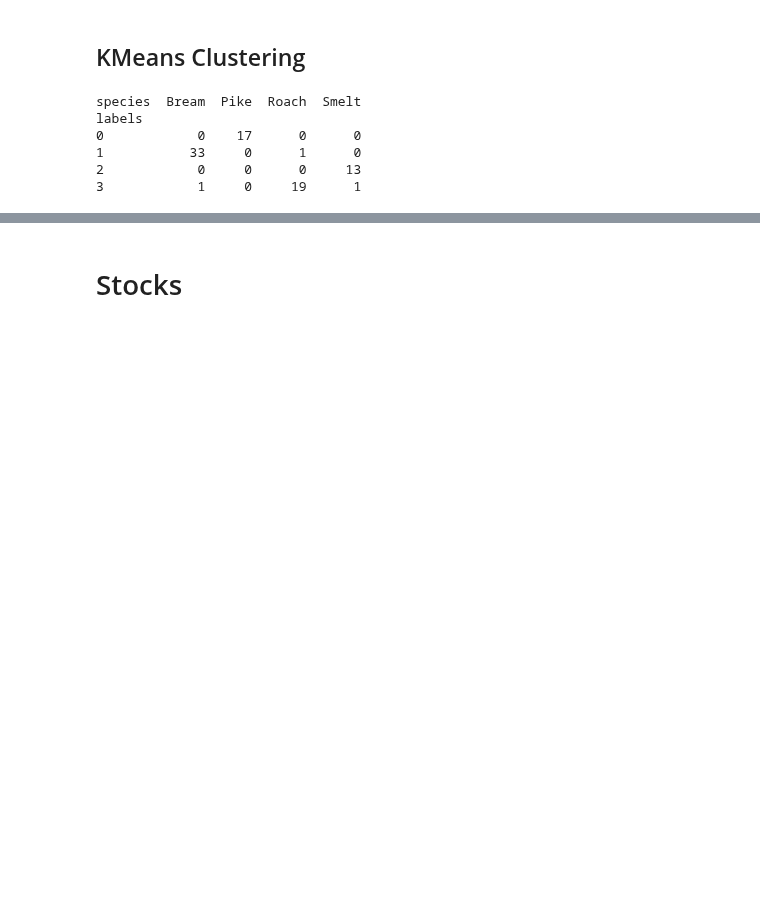
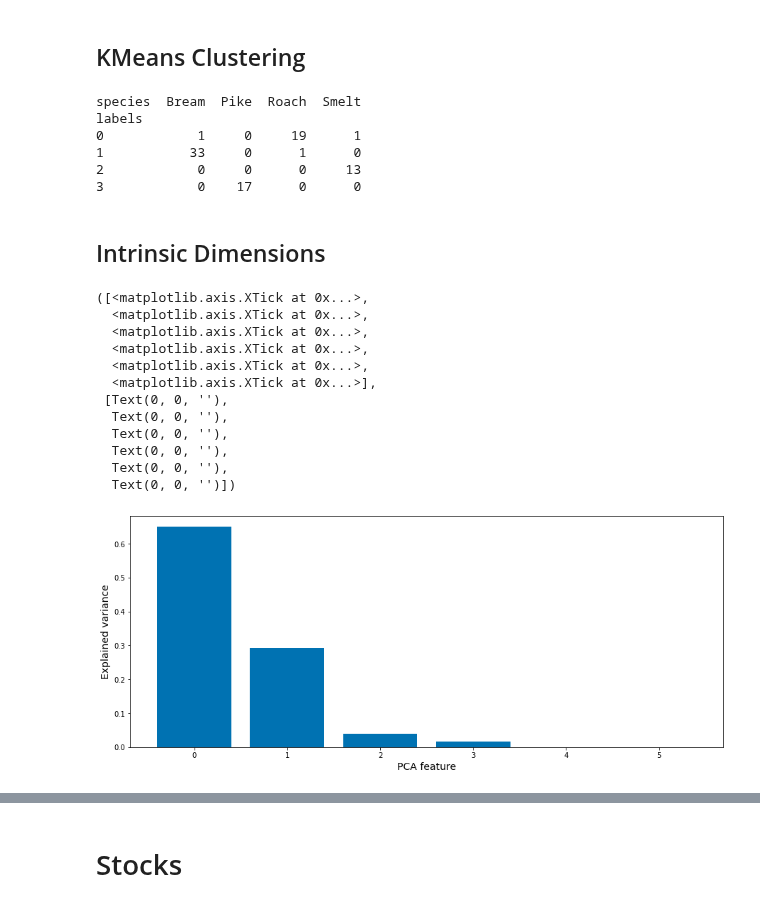
Before and after one commit to watchful-cluckets/springboard_dsci_career_track, a Jupyter notebook: datacamp_projects/unsupervised/notebook.ipynb, the cells around one changed output, grey strips where cells are left out. Saved outputs shown, nothing was run; the diff lists cells and outputs as text; code cells hidden in the pictures; blank space fills up the shorter version.

```diff
--- a/datacamp_projects/unsupervised/notebook.ipynb
+++ b/datacamp_projects/unsupervised/notebook.ipynb
@@ -324,6 +369,7 @@ df.sample(10)
 # %%
 species = df[0]
-samples = df.drop(0, axis=1).to_numpy()
+df.drop(0, axis=1, inplace=True)
+samples = df.to_numpy()
 # %% [markdown]
 ## KMeans Clustering
 # %%
@@ -339,17 +385,48 @@ pipeline.fit(samples)
 labels = pipeline.predict(samples)
 
 # Create a DataFrame with labels and species as columns: df
-df = pd.DataFrame({"labels": labels, "species": species})
+df_ct = pd.DataFrame({"labels": labels, "species": species})
 
 # Create crosstab: ct
-ct = pd.crosstab(df.labels, df.species)
+ct = pd.crosstab(df_ct.labels, df_ct.species)
 
 # Display ct
 print(ct)
 # %% [output]
 species  Bream  Pike  Roach  Smelt
 labels
-0            0    17      0      0
+0            1     0     19      1
 1           33     0      1      0
 2            0     0      0     13
-3            1     0     19      1
+3            0    17      0      0
+# %% [markdown]
+## Intrinsic Dimensions
+# %%
+# Create pipeline: pipeline
+scaler = StandardScaler()
+pca = PCA()
+pipeline = make_pipeline(scaler, pca)
+
+# Fit the pipeline to 'samples'
+pipeline.fit(samples)
+
+# Plot the explained variances
+features = range(0, pca.n_components_)
+plt.bar(features, pca.explained_variance_ratio_)
+plt.xlabel('PCA feature')
+plt.ylabel('Explained variance')
+plt.xticks(features)
+# %% [output]
+([<matplotlib.axis.XTick at 0x...>,
+  <matplotlib.axis.XTick at 0x...>,
+  <matplotlib.axis.XTick at 0x...>,
+  <matplotlib.axis.XTick at 0x...>,
+  <matplotlib.axis.XTick at 0x...>,
+  <matplotlib.axis.XTick at 0x...>],
+ [Text(0, 0, ''),
+  Text(0, 0, ''),
+  Text(0, 0, ''),
+  Text(0, 0, ''),
+  Text(0, 0, ''),
+  Text(0, 0, '')])
+[figure, added]
```
Also changed, not shown: parts of 15 cells of this notebook.
